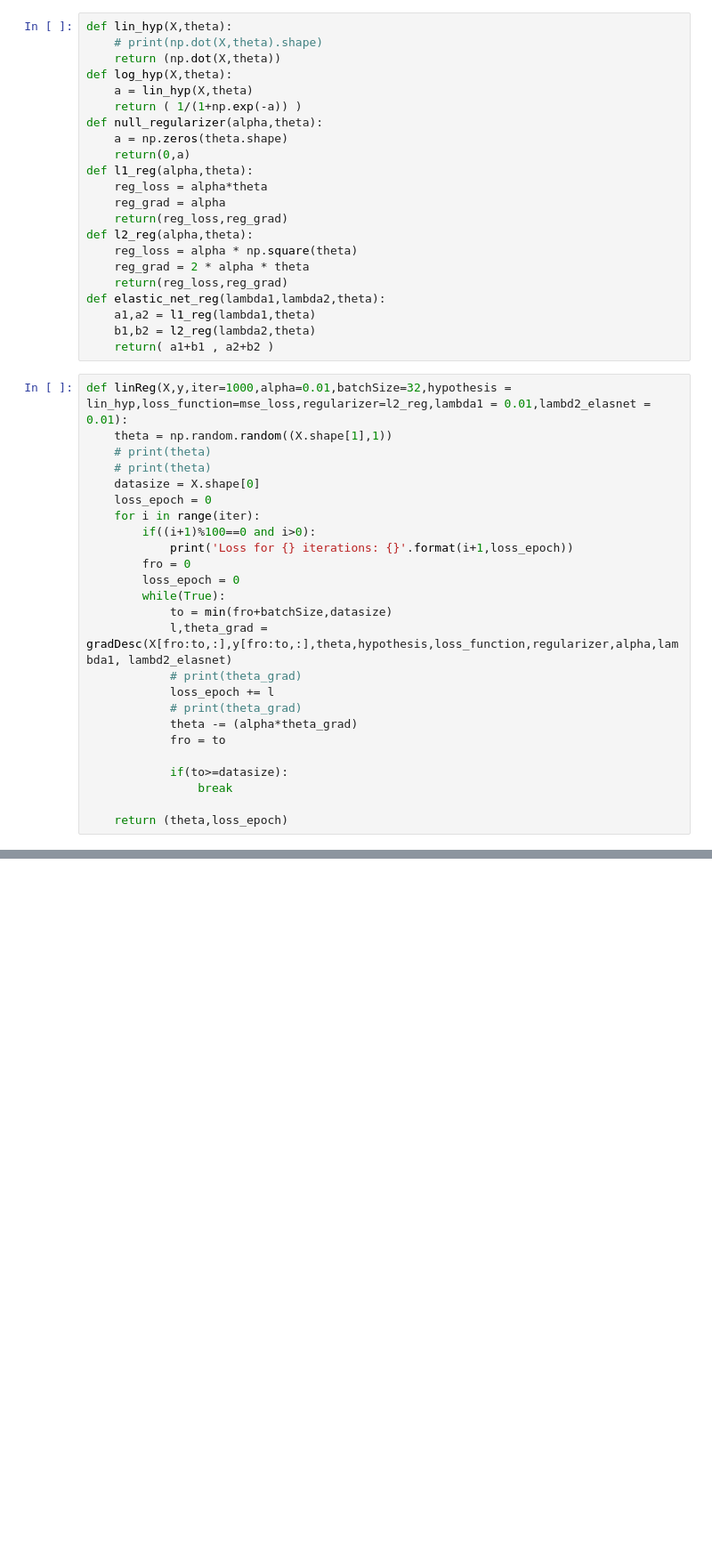
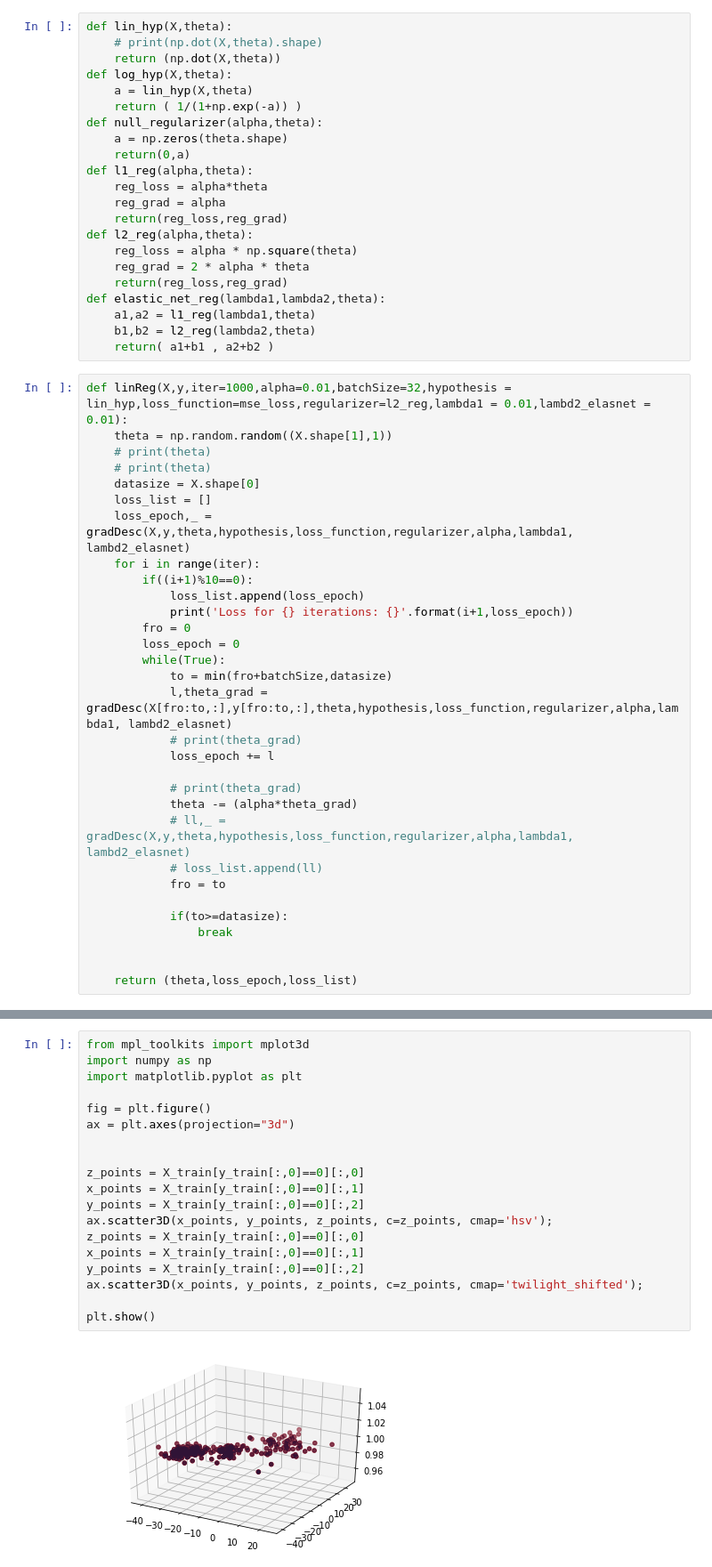
Before and after one commit to anikettle/ELL409_Assignment1, a Jupyter notebook: Ani_A1_P1_ELL409_Lin.ipynb, the cells around one changed output, grey strips where cells are left out. Shown: that part at 89% size. Saved outputs shown, nothing was run; the diff lists cells and outputs as text; blank space fills up the shorter version.

```diff
--- a/Ani_A1_P1_ELL409_Lin.ipynb
+++ b/Ani_A1_P1_ELL409_Lin.ipynb
@@ -90,9 +90,11 @@ def linReg(X,y,iter=1000,alpha=0.01,batchSize=32,hypothesis = lin_hyp,loss_funct
     # print(theta)
     # print(theta)
     datasize = X.shape[0]
-    loss_epoch = 0
+    loss_list = []
+    loss_epoch,_ = gradDesc(X,y,theta,hypothesis,loss_function,regularizer,alpha,lambda1, lambd2_elasnet)
     for i in range(iter):
-        if((i+1)%100==0 and i>0):
+        if((i+1)%10==0):
+            loss_list.append(loss_epoch)
             print('Loss for {} iterations: {}'.format(i+1,loss_epoch))
         fro = 0
         loss_epoch = 0
@@ -101,11 +103,15 @@ def linReg(X,y,iter=1000,alpha=0.01,batchSize=32,hypothesis = lin_hyp,loss_funct
             l,theta_grad = gradDesc(X[fro:to,:],y[fro:to,:],theta,hypothesis,loss_function,regularizer,alpha,lambda1, lambd2_elasnet)
             # print(theta_grad)
             loss_epoch += l
+
             # print(theta_grad)
             theta -= (alpha*theta_grad)
+            # ll,_ = gradDesc(X,y,theta,hypothesis,loss_function,regularizer,alpha,lambda1, lambd2_elasnet)
+            # loss_list.append(ll)
             fro = to
 
             if(to>=datasize):
                 break
 
-    return (theta,loss_epoch)
+
+    return (theta,loss_epoch,loss_list)
@@ -162,3 +203,24 @@ F1 score: nan
+# %%
+from mpl_toolkits import mplot3d
+import numpy as np
+import matplotlib.pyplot as plt
+
+fig = plt.figure()
+ax = plt.axes(projection="3d")
+
+
+z_points = X_train[y_train[:,0]==0][:,0]
+x_points = X_train[y_train[:,0]==0][:,1]
+y_points = X_train[y_train[:,0]==0][:,2]
+ax.scatter3D(x_points, y_points, z_points, c=z_points, cmap='hsv');
+z_points = X_train[y_train[:,0]==0][:,0]
+x_points = X_train[y_train[:,0]==0][:,1]
+y_points = X_train[y_train[:,0]==0][:,2]
+ax.scatter3D(x_points, y_points, z_points, c=z_points, cmap='twilight_shifted');
+
+plt.show()
+# %% [output]
+[figure, added]
 # %%
 # import matplotlib.pyplot as plt
 # import numpy as np
```
Also changed, not shown: parts of 5 cells of this notebook, 4 other files.
